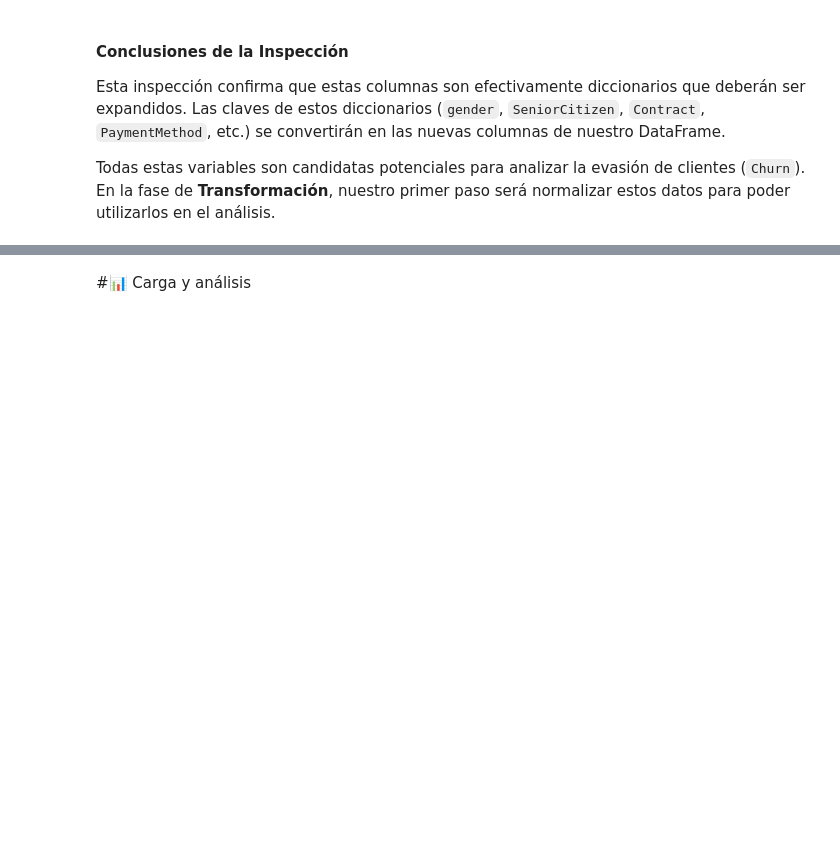
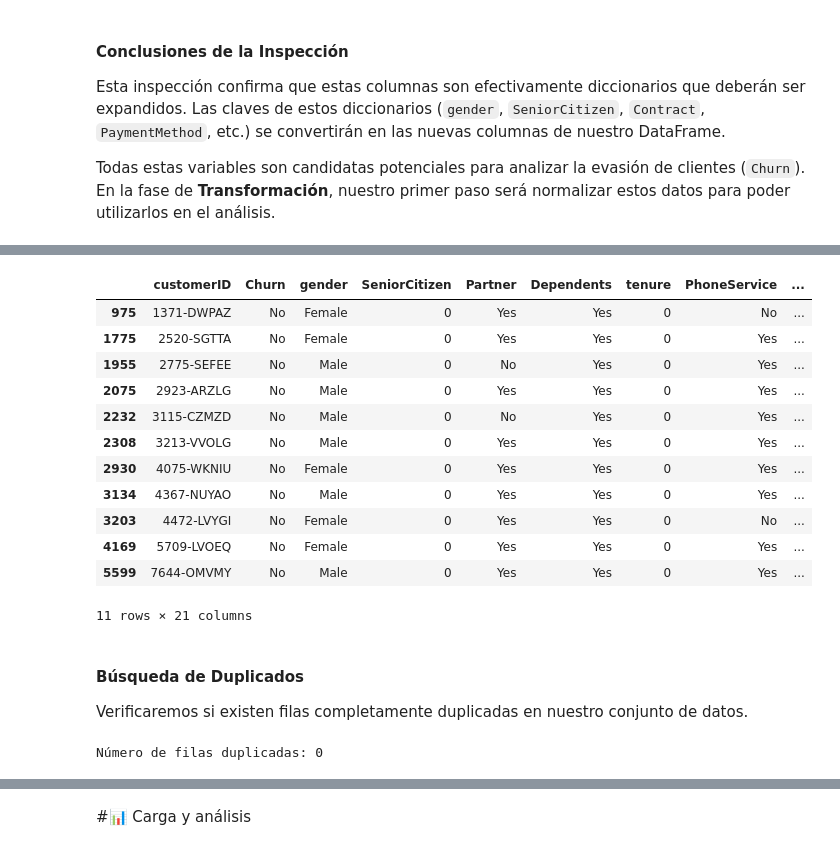
Before and after one commit to AxelFPAceves/CHALLENGE-TELECOM-X-1RA-PARTE, a Jupyter notebook: challenge2-data-science-LATAM-main/TelecomX_LATAM.ipynb, the cells around one changed output, grey strips where cells are left out. Cells and saved outputs as stored; diff of their text form; code cells hidden in the pictures; blank space fills up the shorter version.

```diff
--- a/challenge2-data-science-LATAM-main/TelecomX_LATAM.ipynb
+++ b/challenge2-data-science-LATAM-main/TelecomX_LATAM.ipynb
@@ -119,0 +124,20 @@ Todas estas variables son candidatas potenciales para analizar la evasión de cl
+# %%
+# Normalizar las columnas con datos anidados
+customer_df = pd.json_normalize(datos['customer'])
+phone_df = pd.json_normalize(datos['phone'])
+internet_df = pd.json_normalize(datos['internet'])
+
+# json_normalize aplana automáticamente el diccionario 'Charges'
+account_df = pd.json_normalize(datos['account'])
+
+# Unimos todos los dataframes normalizados
+datos_transformados = pd.concat([
+    datos[['customerID', 'Churn']],
+    customer_df,
+    phone_df,
+    internet_df,
+    account_df
+], axis=1)
+
+print("DataFrame transformado con éxito. Nuevas dimensiones:", datos_transformados.shape)
+datos_transformados.head()
@@ -119,0 +181,25 @@ Todas estas variables son candidatas potenciales para analizar la evasión de cl
+# %%
+# Buscamos registros donde 'Charges.Total' sea un espacio en blanco
+datos_transformados[datos_transformados['Charges.Total'] == ' ' ]
+# %% [output]
+|  | customerID | Churn | gender | SeniorCitizen | Partner | Dependents | tenure | PhoneService | ... |
+| 975 | 1371-DWPAZ | No | Female | 0 | Yes | Yes | 0 | No | ... |
+| 1775 | 2520-SGTTA | No | Female | 0 | Yes | Yes | 0 | Yes | ... |
+| 1955 | 2775-SEFEE | No | Male | 0 | No | Yes | 0 | Yes | ... |
+| 2075 | 2923-ARZLG | No | Male | 0 | Yes | Yes | 0 | Yes | ... |
+| 2232 | 3115-CZMZD | No | Male | 0 | No | Yes | 0 | Yes | ... |
+| 2308 | 3213-VVOLG | No | Male | 0 | Yes | Yes | 0 | Yes | ... |
+| 2930 | 4075-WKNIU | No | Female | 0 | Yes | Yes | 0 | Yes | ... |
+| 3134 | 4367-NUYAO | No | Male | 0 | Yes | Yes | 0 | Yes | ... |
+| 3203 | 4472-LVYGI | No | Female | 0 | Yes | Yes | 0 | No | ... |
+| 4169 | 5709-LVOEQ | No | Female | 0 | Yes | Yes | 0 | Yes | ... |
+| 5599 | 7644-OMVMY | No | Male | 0 | Yes | Yes | 0 | Yes | ... |
+11 rows × 21 columns
+# %% [markdown]
+#### Búsqueda de Duplicados
+
+Verificaremos si existen filas completamente duplicadas en nuestro conjunto de datos.
+# %%
+print(f"Número de filas duplicadas: {datos_transformados.duplicated().sum()}")
+# %% [output]
+Número de filas duplicadas: 0
```
Also changed, not shown: parts of 10 cells of this notebook.
